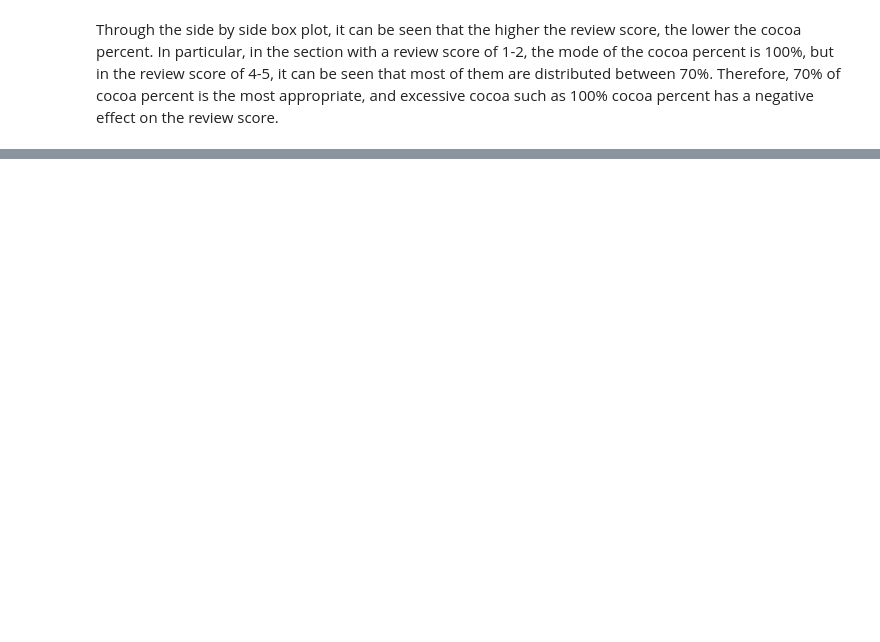
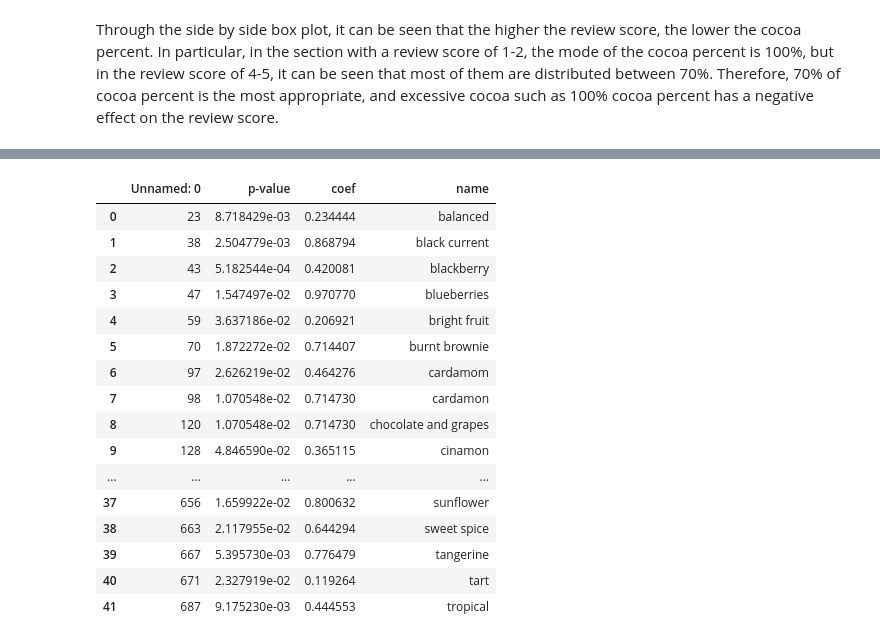
Before and after one commit to UCB-stat-159-s22/hw07-Group22, a Jupyter notebook: narrative.ipynb, the cells around one changed output, grey strips where cells are left out. Saved outputs shown, nothing was run; the diff lists cells and outputs as text; code cells hidden in the pictures; blank space fills up the shorter version.

```diff
--- a/narrative.ipynb
+++ b/narrative.ipynb
@@ -89,0 +84,21 @@ Through the side by side box plot, it can be seen that the higher the review sco
+# %%
+df_disp_high = pd.read_csv('tables/good_review_memorable_characteristics.csv')
+df_disp_high
+# %% [output]
+|  | Unnamed: 0 | p-value | coef | name |
+| 0 | 23 | 8.718429e-03 | 0.234444 | balanced |
+| 1 | 38 | 2.504779e-03 | 0.868794 | black current |
+| 2 | 43 | 5.182544e-04 | 0.420081 | blackberry |
+| 3 | 47 | 1.547497e-02 | 0.970770 | blueberries |
+| 4 | 59 | 3.637186e-02 | 0.206921 | bright fruit |
+| 5 | 70 | 1.872272e-02 | 0.714407 | burnt brownie |
+| 6 | 97 | 2.626219e-02 | 0.464276 | cardamom |
+| 7 | 98 | 1.070548e-02 | 0.714730 | cardamon |
+| 8 | 120 | 1.070548e-02 | 0.714730 | chocolate and grapes |
+| 9 | 128 | 4.846590e-02 | 0.365115 | cinamon |
+| ... | ... | ... | ... | ... |
+| 37 | 656 | 1.659922e-02 | 0.800632 | sunflower |
+| 38 | 663 | 2.117955e-02 | 0.644294 | sweet spice |
+| 39 | 667 | 5.395730e-03 | 0.776479 | tangerine |
+| 40 | 671 | 2.327919e-02 | 0.119264 | tart |
+| 41 | 687 | 9.175230e-03 | 0.444553 | tropical |
```
Also changed, not shown: parts of 11 cells of this notebook, 3 other files.
